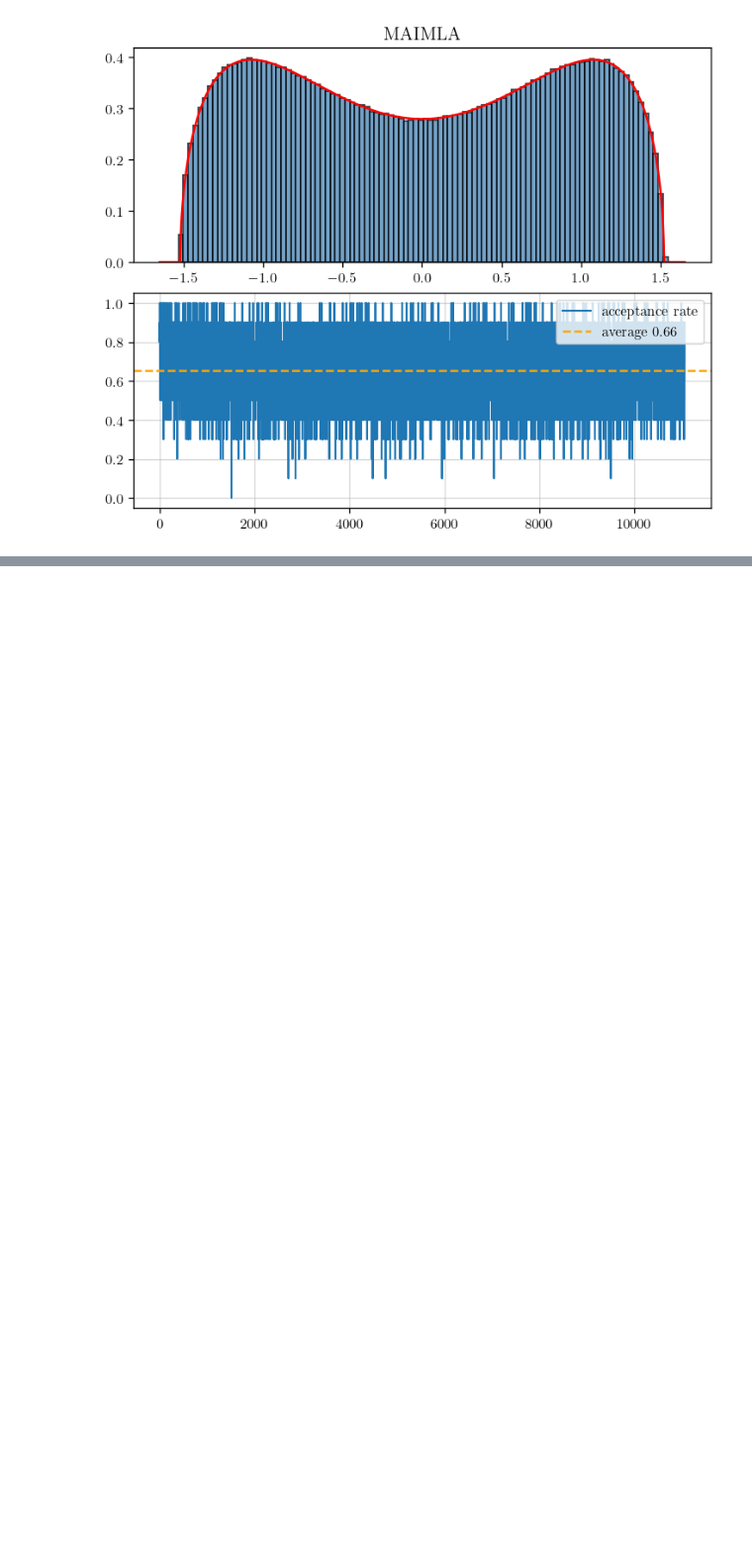
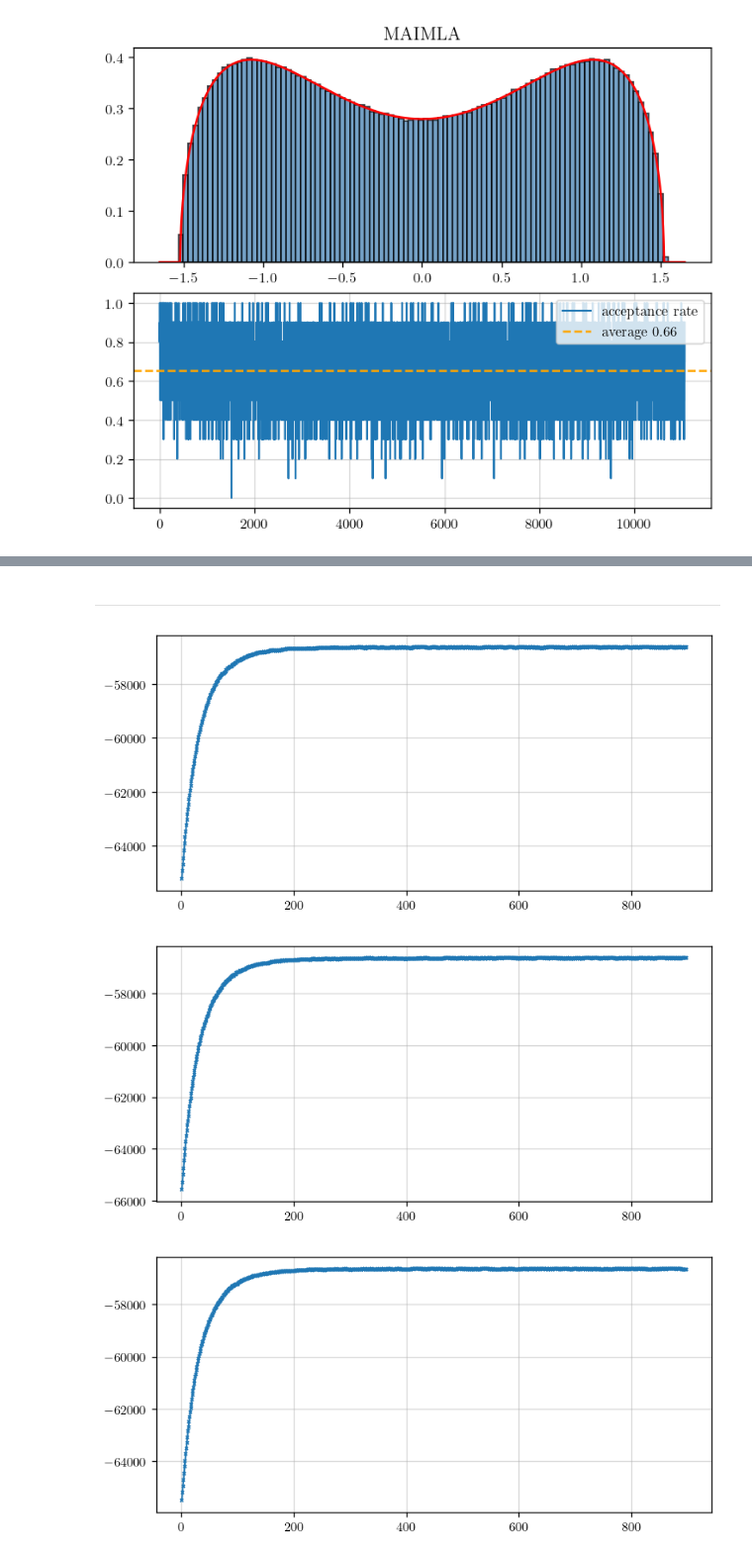
Before and after one commit to fredwdickinson/dissertation, a Jupyter notebook: code/notebooks/04_metropolis.ipynb, the cells around one changed output, grey strips where cells are left out. Shown at 99% size. Cells and saved outputs as stored; diff of their text form; code cells hidden in the pictures; blank space fills up the shorter version.

```diff
--- a/code/notebooks/04_metropolis.ipynb
+++ b/code/notebooks/04_metropolis.ipynb
@@ -397,0 +476,26 @@ maimla 0.0004520514489301966
+# %% [markdown]
+---
+# %%
+N = 300; dt = 1/N; beta = 2.0; T = 3.0;
+M = 3; potential_name = "quartic"; potential_int = potential_ints[potential_name]
+total_steps = int(T/dt)
+init = random_matrix.init_gue_eigenvalues(M, N)
+
+traj = np.zeros((M, N, total_steps))
+log_energies = np.zeros((M, total_steps))
+traj[:, :, 0] = init
+
+for step in range(1, total_steps):
+    next_x, log_energy = temp_implicit_step(traj[:, :, step - 1], dt, potential_int, beta)
+    traj[:, :, step] = next_x
+    log_energies[:, step] = log_energy
+# %%
+for m in range(M):
+    fig, ax = plt.subplots()
+    ax.plot(np.array(range(1, total_steps)), log_energies[m, 1:], marker = 'x')
+
+    plt.show()
+# %% [output]
+[figure, added]
+[figure, added]
+[figure, added]
```
Also changed, not shown: parts of 11 cells of this notebook, 4 other files.
